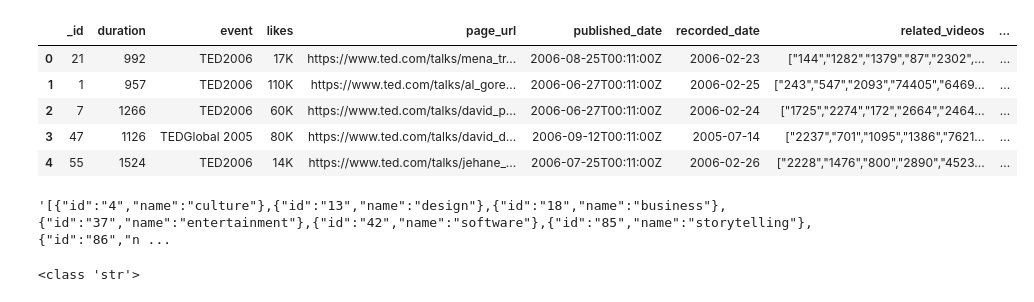
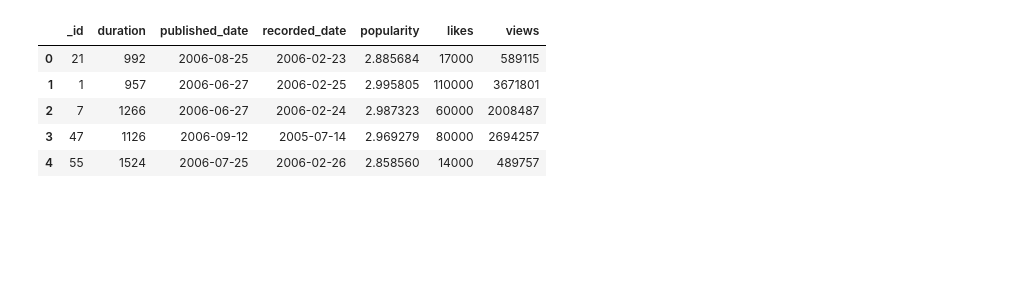
Before and after one commit to kwonionsoup/TedTalk-Popularity-Prediction, a Jupyter notebook: data_eda.ipynb, the cells around one changed output. Cells and saved outputs as stored; diff of their text form; code cells hidden in the pictures; blank space fills up the shorter version.

```diff
--- a/data_eda.ipynb
+++ b/data_eda.ipynb
@@ -6,10 +8,11 @@ from collections import OrderedDict
 # %%
-df = pd.read_csv("talks_info.csv")
+# Read in file and view data
+df = pd.read_csv("data\date_popularity_processed.csv")
 df[0:5]
 # %% [output]
-|  | _id | duration | event | likes | page_url | published_date | recorded_date | related_videos | ... |
-| 0 | 21 | 992 | TED2006 | 17K | https://www.ted.com/talks/mena_tr... | 2006-08-25T00:11:00Z | 2006-02-23 | ["144","1282","1379","87","2302",... | ... |
-| 1 | 1 | 957 | TED2006 | 110K | https://www.ted.com/talks/al_gore... | 2006-06-27T00:11:00Z | 2006-02-25 | ["243","547","2093","74405","6469... | ... |
-| 2 | 7 | 1266 | TED2006 | 60K | https://www.ted.com/talks/david_p... | 2006-06-27T00:11:00Z | 2006-02-24 | ["1725","2274","172","2664","2464... | ... |
-| 3 | 47 | 1126 | TEDGlobal 2005 | 80K | https://www.ted.com/talks/david_d... | 2006-09-12T00:11:00Z | 2005-07-14 | ["2237","701","1095","1386","7621... | ... |
-| 4 | 55 | 1524 | TED2006 | 14K | https://www.ted.com/talks/jehane_... | 2006-07-25T00:11:00Z | 2006-02-26 | ["2228","1476","800","2890","4523... | ... |
+|  | _id | duration | published_date | recorded_date | popularity | likes | views |
+| 0 | 21 | 992 | 2006-08-25 | 2006-02-23 | 2.885684 | 17000 | 589115 |
+| 1 | 1 | 957 | 2006-06-27 | 2006-02-25 | 2.995805 | 110000 | 3671801 |
+| 2 | 7 | 1266 | 2006-06-27 | 2006-02-24 | 2.987323 | 60000 | 2008487 |
+| 3 | 47 | 1126 | 2006-09-12 | 2005-07-14 | 2.969279 | 80000 | 2694257 |
+| 4 | 55 | 1524 | 2006-07-25 | 2006-02-26 | 2.858560 | 14000 | 489757 |
@@ -18,8 +18,0 @@ df.rename(columns={'_id':'id'}, inplace = True)
-# %%
-df['topics'][0]
-# %% [output]
-'[{"id":"4","name":"culture"},{"id":"13","name":"design"},{"id":"18","name":"business"},{"id":"37","name":"entertainment"},{"id":"42","name":"software"},{"id":"85","name":"storytelling"},{"id":"86","n ...
-# %%
-print(type(df['topics'][0]))
-# %% [output]
-<class 'str'>
```
Also changed, not shown: parts of 24 cells of this notebook.
